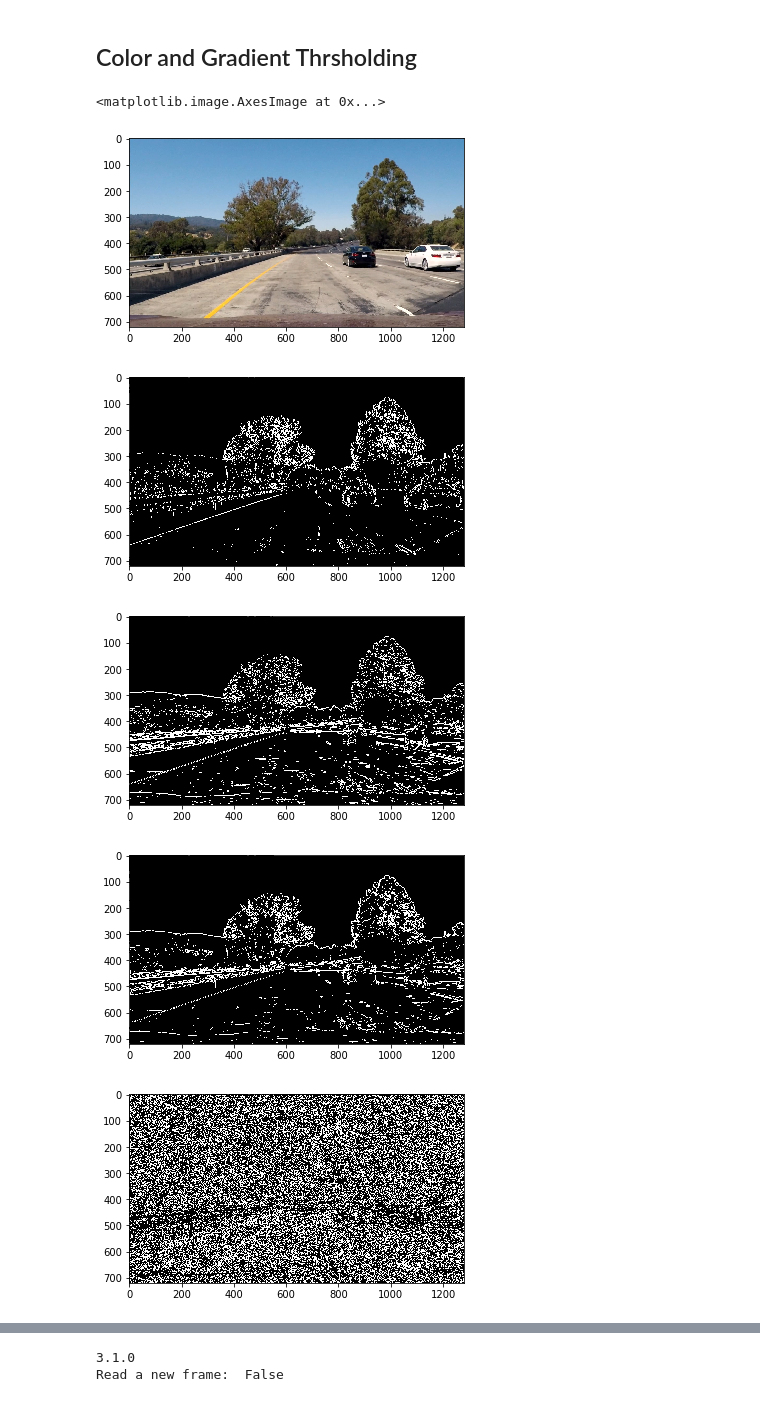
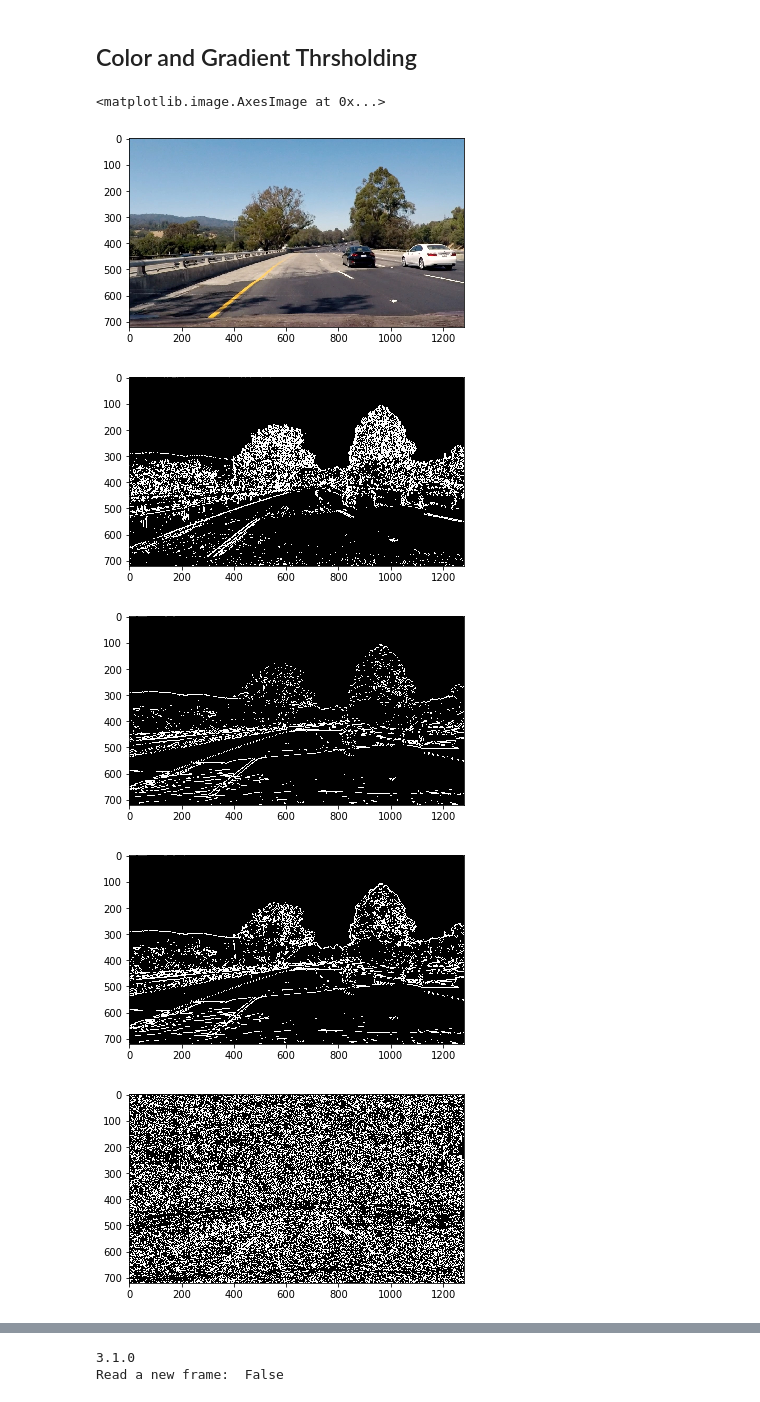
Before and after one commit to gulshan216/SDC_Adv_Lane_Finding, a Jupyter notebook: Adv_Lane_Finding.ipynb, the cells around one changed output, grey strips where cells are left out. Drawn from its saved outputs; the diff is of its cells as text; code cells hidden in the pictures.

```diff
--- a/Adv_Lane_Finding.ipynb
+++ b/Adv_Lane_Finding.ipynb
@@ -80,52 +80,60 @@ def dir_threshold(img, sobel_kernel=3, thresh=(0, np.pi/2)):
     binary_out[(dir_grad>=thresh[0]) & (dir_grad<=thresh[1])]=1
     return binary_out
 
-def color_threshold(img,thresh=(0,255)):
+def color_threshold(img,thresh1=(0,255),thresh2=(0,255)):
     hls_img = cv2.cvtColor(img,cv2.COLOR_RGB2HLS)
-    h_channel = hls_img[:,:,0]
     s_channel = hls_img[:,:,2]
-    binary_out = np.zeros_like(s_channel)
-    binary_out[(s_channel >= thresh[0]) & (s_channel <= thresh[1])] = 1
-    binary_out[(h_channel >= 20) & (h_channel <= 50)] = 1
+    s_binary = np.zeros_like(s_channel)
+    s_binary[(s_channel >= thresh1[0]) & (s_channel <= thresh1[1])] = 1
+
+    hsv_img = cv2.cvtColor(img,cv2.COLOR_RGB2HSV)
+    v_channel = hsv_img[:,:,2]
+    v_binary = np.zeros_like(v_channel)
+    v_binary[(v_channel >= thresh2[0]) & (v_channel <= thresh2[1])] = 1
+
+    binary_out = np.zeros_like(v_channel)
+    binary_out[(s_binary == 1) & (v_binary == 1)] = 1
+#     binary_out = s_binary
+
     return binary_out
 
 # def preprocess(image):
 #     hsv_img = cv2.cvtColor(image,cv2.COLOR_RGB2HSV)
 #     hsv_img[:,:,2] = cv2.equalizeHist(image[:,:,2])
 #     rgb_img = cv2.cvtColor(image,cv2.COLOR_HSV2RGB)
 #     return rgb_img
 
-image = mpimg.imread('./test_images/test1.jpg')
+image = mpimg.imread('./test_images/test4.jpg')
 plt.figure()
 plt.imshow(image)
 # Choose a Sobel kernel size
 ksize = 5 # Choose a larger odd number to smooth gradient measurements
 
 # Apply each of the thresholding functions
-gradx = abs_sobel_thresh(image, orient='x', sobel_kernel=ksize, thresh=(20,100))
+gradx = abs_sobel_thresh(image, orient='x', sobel_kernel=ksize, thresh=(10,100))
 plt.figure()
 plt.imshow(gradx,cmap='gray')
-grady = abs_sobel_thresh(image, orient='y', sobel_kernel=ksize, thresh=(20,100))
+grady = abs_sobel_thresh(image, orient='y', sobel_kernel=ksize, thresh=(30,100))
 plt.figure()
 plt.imshow(grady,cmap='gray')
 mag_binary = mag_thresh(image, sobel_kernel=ksize, mag_thresh=(30,100))
 plt.figure()
 plt.imshow(mag_binary,cmap='gray')
 dir_binary = dir_threshold(image, sobel_kernel=ksize, thresh=(0.7,1.3))
 plt.figure()
 plt.imshow(dir_binary,cmap='gray')
-color_binary = color_threshold(image,thresh=(90,255))
+color_binary = color_threshold(image,thresh1=(90,255), thresh2=(50,255))
 plt.figure()
 plt.imshow(color_binary,cmap='gray')
 
 combined = np.zeros_like(color_binary)
-combined[((gradx == 1) & (grady == 1)) | ((mag_binary == 1) & (dir_binary == 1)) | (color_binary == 1)] = 1
+combined[((gradx == 1) & (grady == 1) & (dir_binary == 1)) | (color_binary == 1)] = 1
 plt.figure()
 plt.imshow(combined,cmap='gray')
 # %% [output]
 <matplotlib.image.AxesImage at 0x...>
-[figure, old version]
+[figure, new version]
-[figure, old version]
+[figure, new version]
-[figure, old version]
+[figure, new version]
-[figure, old version]
+[figure, new version]
 [figure]
```
Also changed, not shown: parts of 11 cells of this notebook, 4 other files.
